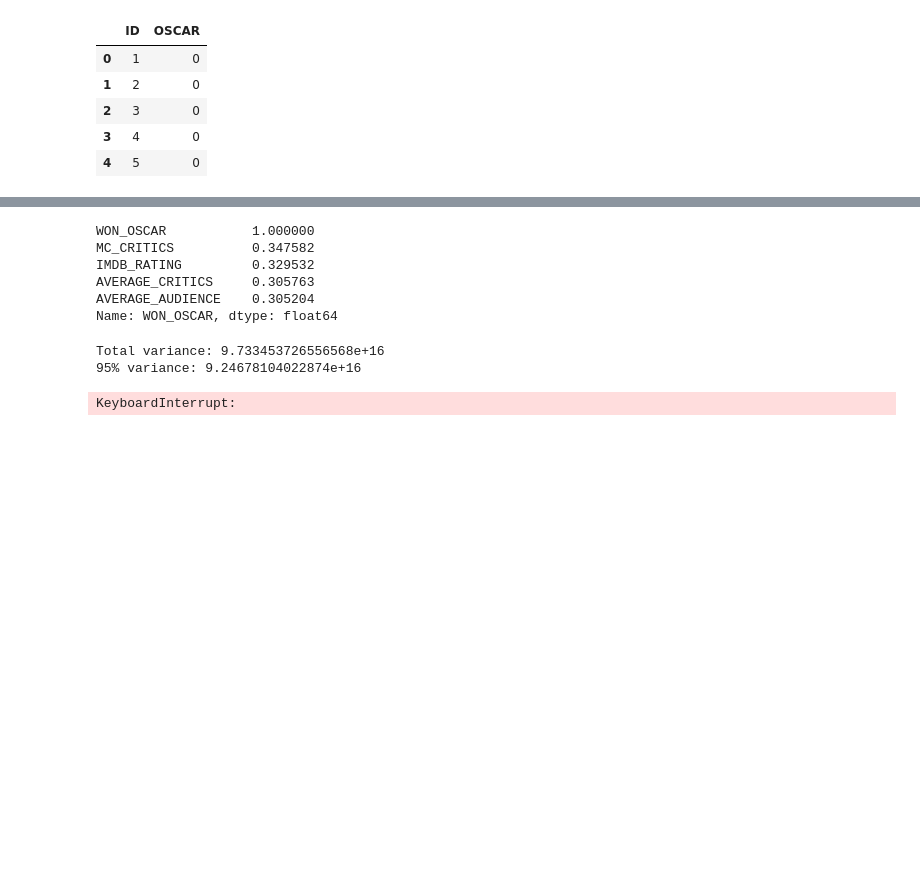
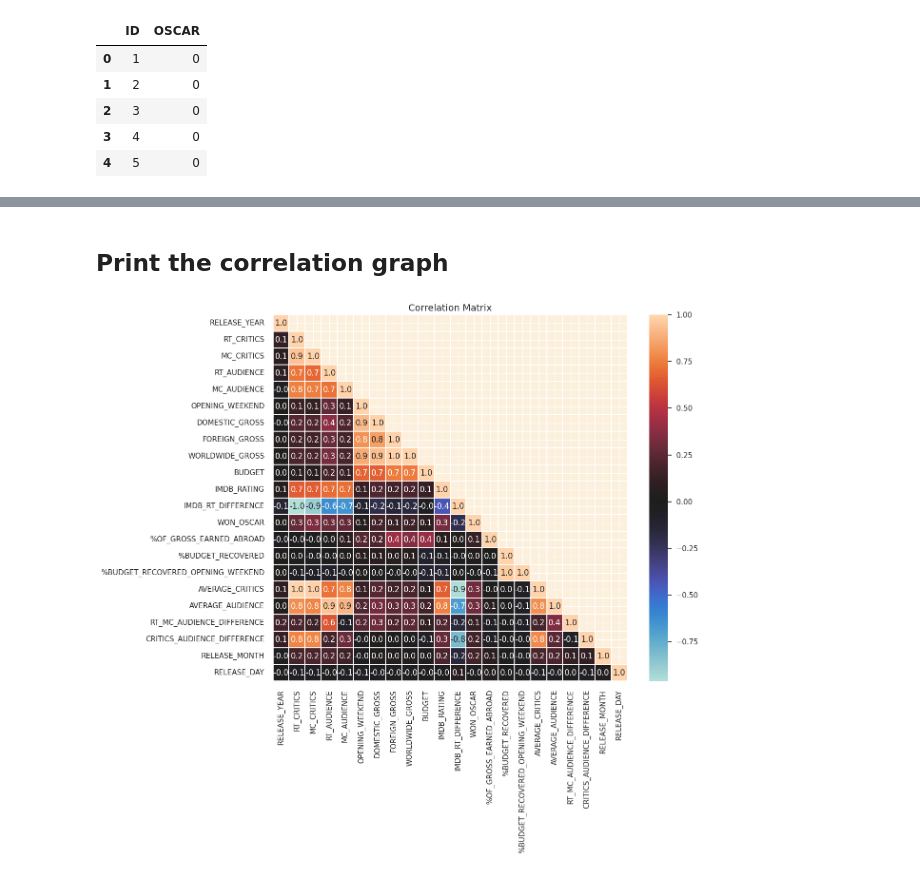
Before and after one commit to NikosGour/Data-Mining-Assignment, a Jupyter notebook: report.ipynb, the cells around one changed output, grey strips where cells are left out. Cells and saved outputs as stored; diff of their text form; code cells hidden in the pictures; blank space fills up the shorter version.

```diff
--- a/report.ipynb
+++ b/report.ipynb
@@ -1723,52 +1734,33 @@ df.head()
 | 2 | 2007 | 50 | 53 | 56 | 65 | 15951902.0 | 39568996.0 | ... |
 | 3 | 2007 | 54 | 56 | 82 | 73 | 3824988.0 | 24343673.0 | ... |
 | 4 | 2007 | 14 | 29 | 31 | 45 | 10059425.0 | 41797066.0 | ... |
-# %%
-import seaborn as sns
-# sns.heatmap(df.corr())
-df.corr()["WON_OSCAR"].sort_values(ascending=False).head()
-# %% [output]
-WON_OSCAR           1.000000
-MC_CRITICS          0.347582
-IMDB_RATING         0.329532
-AVERAGE_CRITICS     0.305763
-AVERAGE_AUDIENCE    0.305204
-Name: WON_OSCAR, dtype: float64
-# %%
-from sklearn.decomposition import PCA
-n_components = df.shape[1]
-
-pca = PCA(n_components=2)
-X_r = pca.fit_transform(df)
-
-total_variance = sum(pca.explained_variance_)
-var_95 = total_variance * .95
-print(f"Total variance: {total_variance}")
-print(f"95% variance: {var_95}")
-
-a = zip(range(n_components),pca.explained_variance_)
-a = pd.DataFrame(a,columns=["PCA Comp","Explained Variance"])
-
-variances = [sum(a["Explained Variance"][0:i])for i in range(n_components)]
-
-# plt.plot(a["PCA Comp"],variances)
-# print(f"Number of components that satisfies 95% variance={next(i for i,x in enumerate(variances) if x >= var_95)}")
-# %% [output]
-Total variance: 9.733453726556568e+16
-95% variance: 9.24678104022874e+16
-# %%
-from sklearn.metrics import silhouette_score
-from sklearn.cluster import KMeans
-
-n_cluster = range(2,51)
-kmeans =[KMeans(n_clusters=i).fit_predict(df[["MC_CRITICS","IMDB_RATING"]]) for i in n_cluster]
-scores = [silhouette_score(X_r,kmeans[i]) for i in range(len(kmeans))]
-
-plt.figure(1,(15,7))
-plt.plot(list(n_cluster),scores)
-plt.xlabel("Number of Clusters")
-plt.ylabel("Mean Silhouette Coefficient Score")
-plt.grid(True)
-_ = plt.xticks(n_cluster)
-# %% [output]
-KeyboardInterrupt:
+# %% [markdown]
+## Print the correlation graph
+# %%
+from matplotlib.colors import LinearSegmentedColormap
+# sns.set_style('whitegrid')
+
+# Drop the categorical columns because they make the correlation graph illegible
+_df = df.copy()
+for col in _df.columns:
+    if col.startswith("GENRE") or col.startswith("SCRIPT"):
+        _df.drop(columns=[col],inplace=True,axis=1)
+
+corr = _df.corr()
+
+# Define a custom colormap
+# colors = ['#ff6200', '#ffcaa8', 'white', '#ffcaa8', '#ff6200']
+# my_cmap = LinearSegmentedColormap.from_list('custom_map', colors, N=256)
+
+# Create a mask to only show the lower triangle of the matrix (since it's mirrored around its
+# top-left to bottom-right diagonal)
+mask = np.zeros_like(corr)
+mask[np.triu_indices_from(mask, k=1)] = True
+
+# Plot the heatmap
+plt.figure(figsize=(12, 10))
+sns.heatmap(corr, mask=mask, annot=True, center=0, fmt='.1f', linewidths=0.2)
+plt.title('Correlation Matrix', fontsize=14)
+plt.show()
+# %% [output]
+[figure, added]
```
Also changed, not shown: parts of 62 cells of this notebook, 2 other files.
